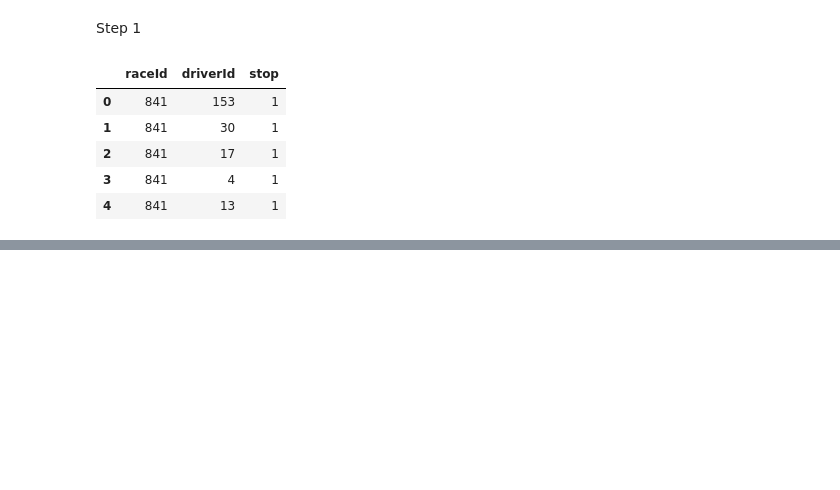
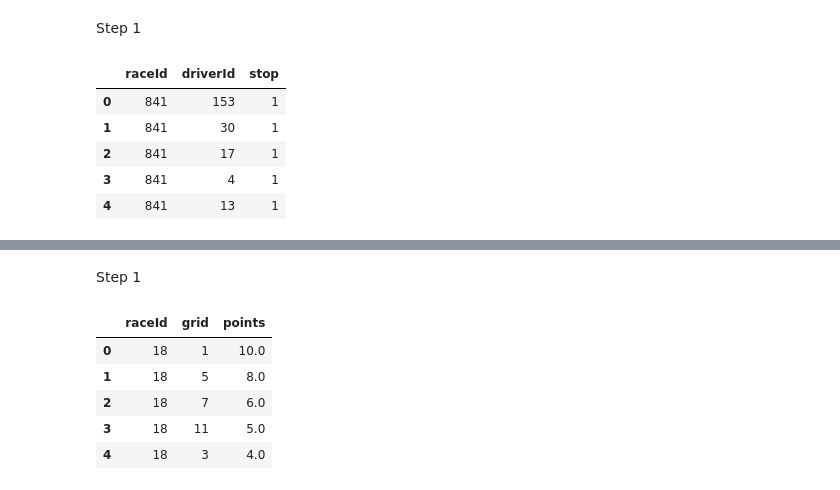
Before and after one commit to LucaA777/F1-Data-Analysis, a Jupyter notebook: AnalyzingData_Formula1.ipynb, the cells around one changed output, grey strips where cells are left out. Cells and saved outputs as stored; diff of their text form; code cells hidden in the pictures; blank space fills up the shorter version.

```diff
--- a/AnalyzingData_Formula1.ipynb
+++ b/AnalyzingData_Formula1.ipynb
@@ -98,0 +121,14 @@ pit_stops.head()
+# %% [markdown]
+Step 1
+# %%
+#read results data
+results = pd.read_csv("results.csv")
+results = results[['raceId', 'grid', 'points']]
+results.head()
+# %% [output]
+|  | raceId | grid | points |
+| 0 | 18 | 1 | 10.0 |
+| 1 | 18 | 5 | 8.0 |
+| 2 | 18 | 7 | 6.0 |
+| 3 | 18 | 11 | 5.0 |
+| 4 | 18 | 3 | 4.0 |
```
Also changed, not shown: parts of 29 cells of this notebook, 1 other file.
